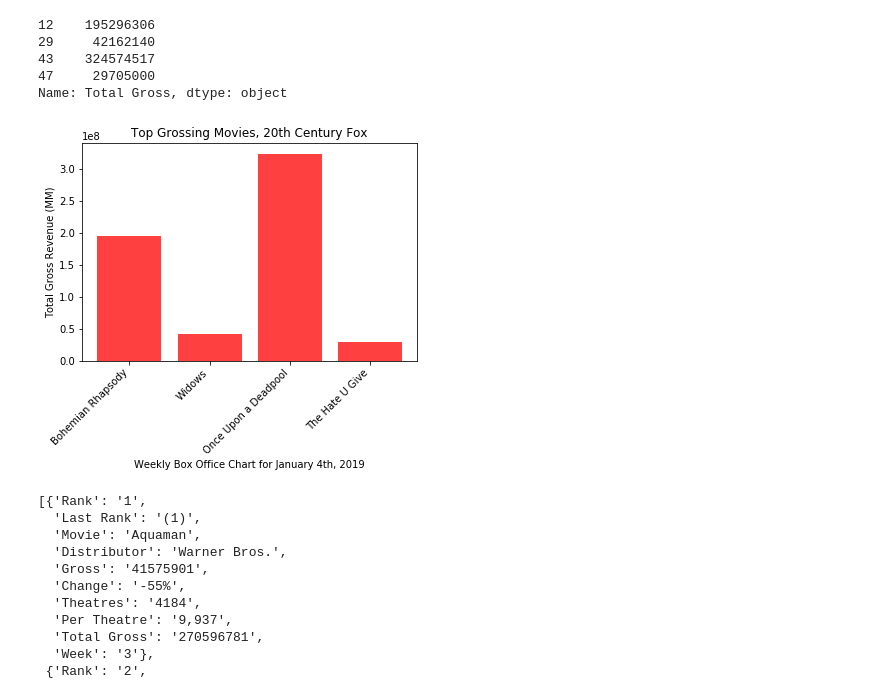
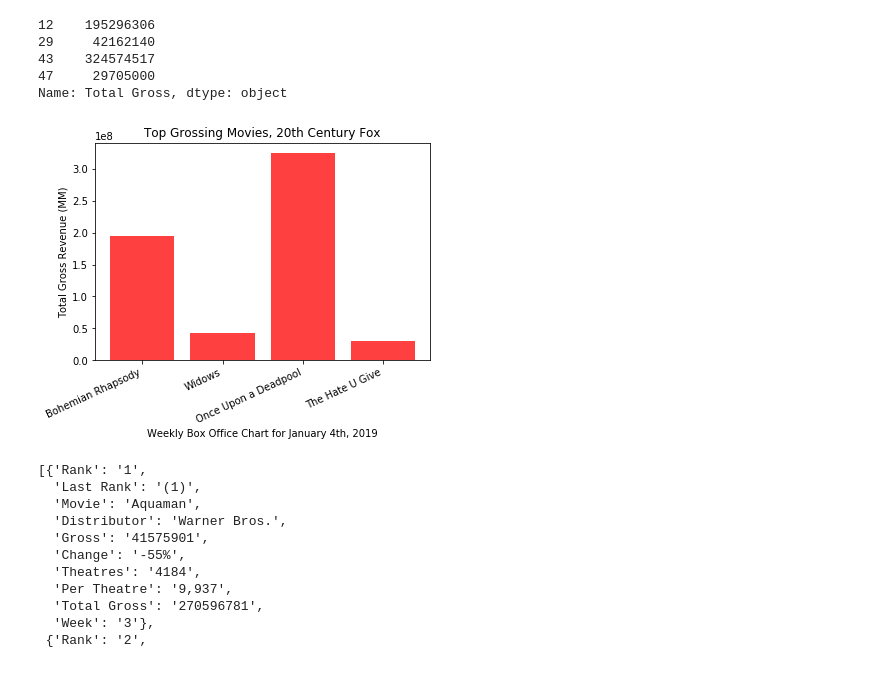
Before and after one commit to elsantonato/13-Project_2-Group_7, a Jupyter notebook: lisa_subfolder/The-Numbers_ETL_Lisa.ipynb, the cells around one changed output. Drawn from its saved outputs; the diff is of its cells as text; code cells hidden in the pictures.

```diff
--- a/lisa_subfolder/The-Numbers_ETL_Lisa.ipynb
+++ b/lisa_subfolder/The-Numbers_ETL_Lisa.ipynb
@@ -208,18 +211,22 @@ total_gross = [195296306, 42162140, 324574517, 29705000]
 # %%
 x_axis = np.arange(0, len(movies))
 tick_locations = []
 for x in x_axis:
     tick_locations.append(x)
 
 plt.title("Top Grossing Movies, 20th Century Fox")
 plt.xlabel("Weekly Box Office Chart for January 4th, 2019")
 plt.ylabel("Total Gross Revenue (MM)")
 
 plt.bar(x_axis, total_gross, facecolor="red", alpha=0.75, align="center")
-plt.xticks(tick_locations, movies,  ha='right', rotation=45)
+plt.xticks(tick_locations, movies,  ha='right', rotation=25)
+
+# Save Figure
+plt.savefig('fig2.png')
+
 plt.show()
 # %% [output]
-[figure, old version]
+[figure, new version]
 # %%
 # establish mongodb location
 conn = "mongodb://localhost:27017"
```
Also changed, not shown: parts of 2 cells of this notebook, 2 other files.
